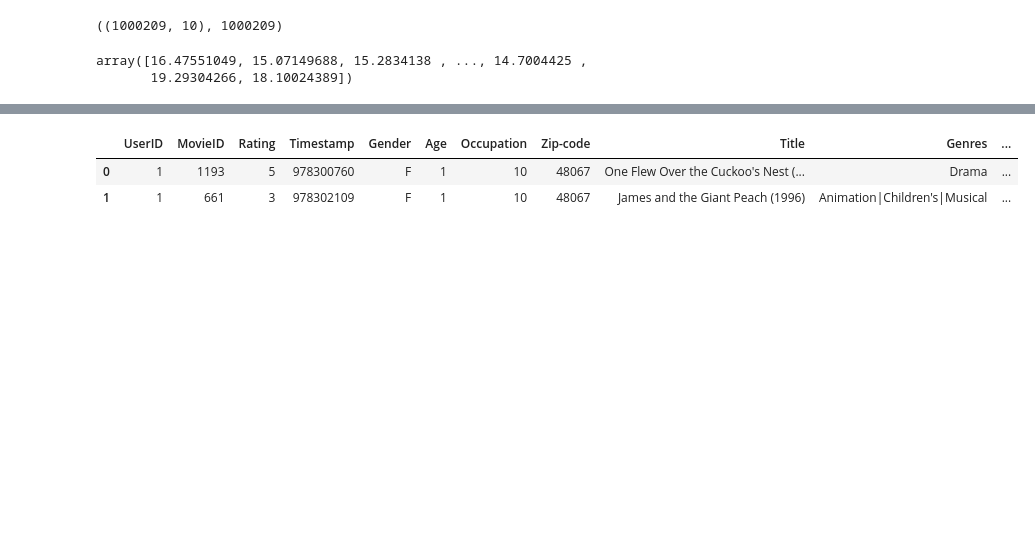
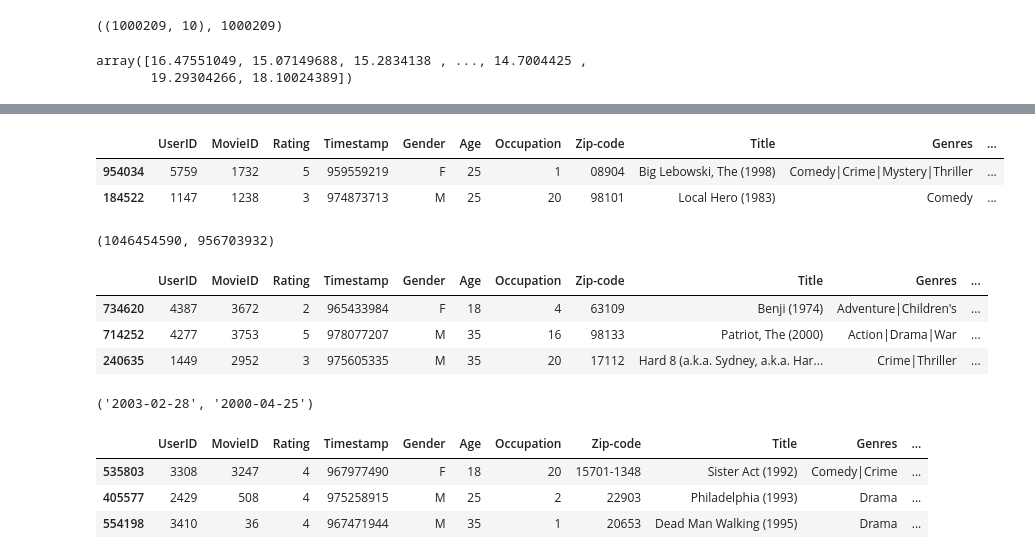
Before and after one commit to stevechengnyc/meta_learners, a Jupyter notebook: MovieLens_EconML_Uplift_Modeling_Final.ipynb, the cells around one changed output, grey strips where cells are left out. Cells and saved outputs as stored; diff of their text form; code cells hidden in the pictures; blank space fills up the shorter version.

```diff
--- a/MovieLens_EconML_Uplift_Modeling_Final.ipynb
+++ b/MovieLens_EconML_Uplift_Modeling_Final.ipynb
@@ -523,8 +534,12 @@ memory usage: 63.9+ MB
 np.random.seed(42)
 df['WatchTime'] = df['Rating'] * np.random.uniform(15, 30, size=len(df))
 # %%
-df.head(2)
+df.sample(2)
 # %% [output]
 |  | UserID | MovieID | Rating | Timestamp | Gender | Age | Occupation | Zip-code | Title | Genres | ... |
-| 0 | 1 | 1193 | 5 | 978300760 | F | 1 | 10 | 48067 | One Flew Over the Cuckoo's Nest (... | Drama | ... |
-| 1 | 1 | 661 | 3 | 978302109 | F | 1 | 10 | 48067 | James and the Giant Peach (1996) | Animation|Children's|Musical | ... |
+| 954034 | 5759 | 1732 | 5 | 959559219 | F | 25 | 1 | 08904 | Big Lebowski, The (1998) | Comedy|Crime|Mystery|Thriller | ... |
+| 184522 | 1147 | 1238 | 3 | 974873713 | M | 25 | 20 | 98101 | Local Hero (1983) | Comedy | ... |
+# %%
+df['Timestamp'].max(), df['Timestamp'].min()
+# %% [output]
+(1046454590, 956703932)
@@ -530,0 +548,11 @@ df.head(2)
+# %%
+df.sample(3)
+# %% [output]
+|  | UserID | MovieID | Rating | Timestamp | Gender | Age | Occupation | Zip-code | Title | Genres | ... |
+| 734620 | 4387 | 3672 | 2 | 965433984 | F | 18 | 4 | 63109 | Benji (1974) | Adventure|Children's | ... |
+| 714252 | 4277 | 3753 | 5 | 978077207 | M | 35 | 16 | 98133 | Patriot, The (2000) | Action|Drama|War | ... |
+| 240635 | 1449 | 2952 | 3 | 975605335 | M | 35 | 20 | 17112 | Hard 8 (a.k.a. Sydney, a.k.a. Har... | Crime|Thriller | ... |
+# %%
+df['Timestamp_Date'].max(), df['Timestamp_Date'].min()
+# %% [output]
+('2003-02-28', '2000-04-25')
@@ -530,0 +561,7 @@ df.head(2)
+# %%
+df.sample(3)
+# %% [output]
+|  | UserID | MovieID | Rating | Timestamp | Gender | Age | Occupation | Zip-code | Title | Genres | ... |
+| 535803 | 3308 | 3247 | 4 | 967977490 | F | 18 | 20 | 15701-1348 | Sister Act (1992) | Comedy|Crime | ... |
+| 405577 | 2429 | 508 | 4 | 975258915 | M | 25 | 2 | 22903 | Philadelphia (1993) | Drama | ... |
+| 554198 | 3410 | 36 | 4 | 967471944 | M | 35 | 1 | 20653 | Dead Man Walking (1995) | Drama | ... |
```
Also changed, not shown: parts of 11 cells of this notebook.
